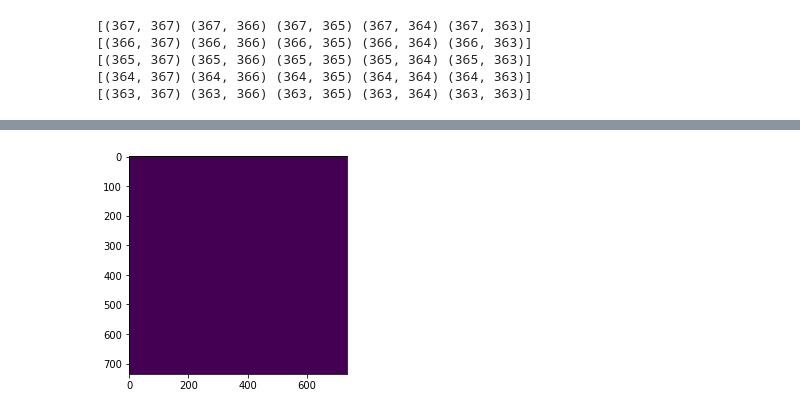
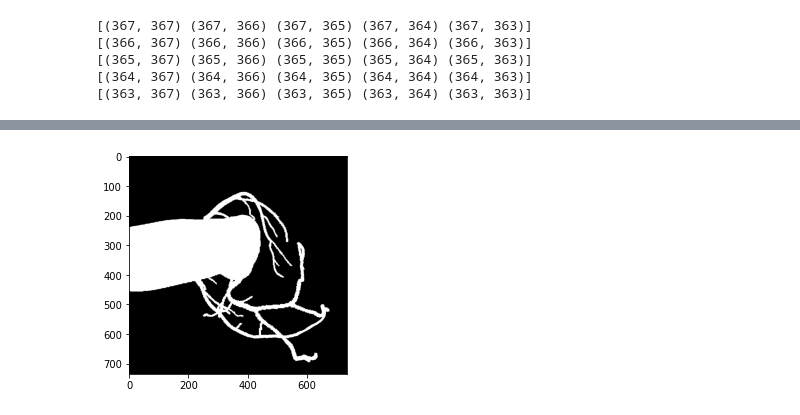
Before and after one commit to D-Gaard/bachelor, a Jupyter notebook: test3dTo2d.ipynb, the cells around one changed output, grey strips where cells are left out. Drawn from its saved outputs; the diff is of its cells as text; code cells hidden in the pictures.

```diff
--- a/test3dTo2d.ipynb
+++ b/test3dTo2d.ipynb
@@ -50,30 +52,34 @@ box.shape
 #preform bresenham -> locate box -> check if points in box are colored
 d_to_p, s_to_p, box_dim = DETECTOR_TO_PATIENT,SRC_TO_PATIENT,445
 
-#box = np.zeros([IMAGE_DIM, IMAGE_DIM,IMAGE_DIM])
+#box = np.ones([box_dim, box_dim,box_dim])
 img = np.zeros([IMAGE_DIM,IMAGE_DIM])
 
+box_dim_half = int((box_dim - 1) / 2)
 
 #loop all image coords
-for x in range(IMAGE_DIM-IMAGE_DIM+1):
-  for y in range(IMAGE_DIM-IMAGE_DIM+1):
+for x in range(IMAGE_DIM):#-IMAGE_DIM+3):
+  for y in range(IMAGE_DIM):#-IMAGE_DIM+3):
     #create line of points
     points = Bresenham3D(-d_to_p, 0, 0, s_to_p,img_coords[x, y][0], img_coords[x, y][1])
     #get points within box
     points_in_box = D3.getPointsInBox(points,box_dim)
     #check if any points in box are colord/a figure
-    print(points)
-    print("-.-----")
-    print(points_in_box)
+    #print(points)
+    #print("-.-----")
+    #print(points_in_box)
+    #print("-.-----")
     for i in points_in_box:
       #convert real coord to box coord
-      xb = i[0] + HALF_IMAGE_DIM -1
-      yb = i[1] + HALF_IMAGE_DIM -1
-      zb = i[2] + HALF_IMAGE_DIM -1
+      xb = i[0] + box_dim_half
+      yb = i[1] + box_dim_half
+      zb = i[2] + box_dim_half
+
+      #print(xb,yb,zb)
       if (box[xb,yb,zb] == 1):
         #if point found just go next
-        img[x,y] = 1
-        print("placed")
+        img[x,y] = int(1)
+        #print("placed")
         break
   print("done wiht;", x)
 # %% [output]
@@ -84,8 +118,8 @@ IndexError: index 445 is out of bounds for axis 1 with size 445
 # %%
 import matplotlib.pyplot as plt
 
 #plt.imshow(box[100],cmap="gray")
-plt.imshow(img)
+plt.imshow(img,cmap="gray")
 plt.show()
 # %% [output]
-[figure, old version]
+[figure, new version]
```
Also changed, not shown: parts of 5 cells of this notebook.
